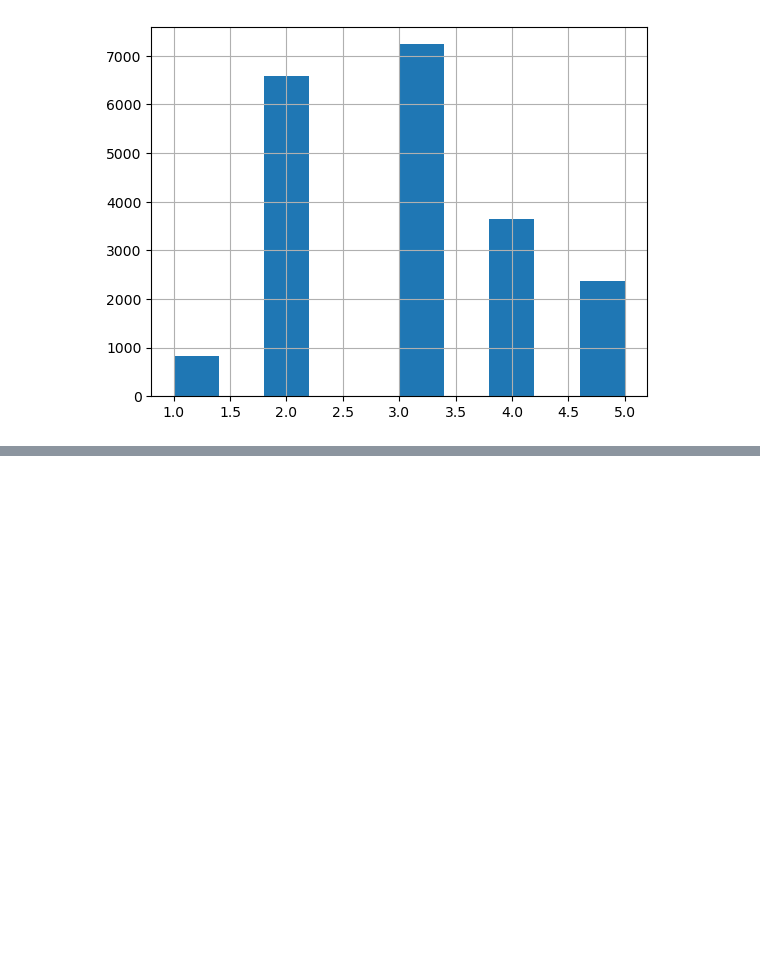
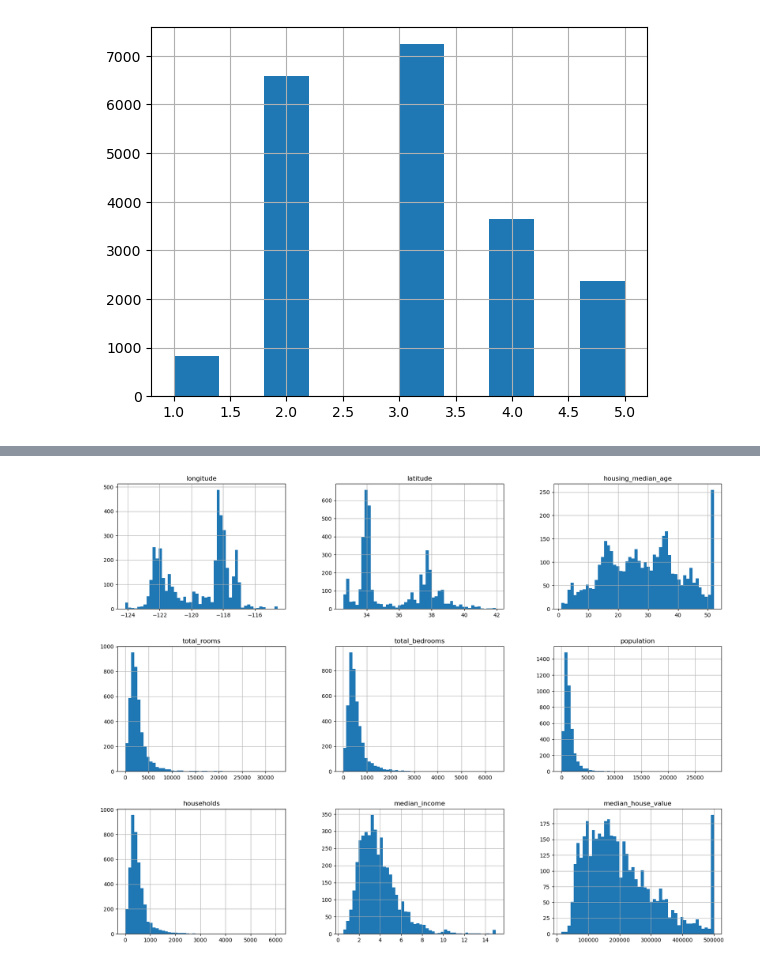
Before and after one commit to apurbaaaa/MLProjects, a Jupyter notebook: California Housing Prices/CodeCaliHousing.ipynb, the cells around one changed output, grey strips where cells are left out. Cells and saved outputs as stored; diff of their text form; code cells hidden in the pictures; blank space fills up the shorter version.

Commit message:
stratification

```diff
--- a/California Housing Prices/CodeCaliHousing.ipynb
+++ b/California Housing Prices/CodeCaliHousing.ipynb
@@ -110,0 +102,11 @@ plt.show()
+# %%
+from sklearn.model_selection import StratifiedShuffleSplit
+split = StratifiedShuffleSplit(n_splits=1, test_size=0.2, random_state=42)
+for train_index, test_index in split.split(dataset, dataset["income_cat"]):
+        strat_train_set = dataset.loc[train_index]
+        strat_test_set = dataset.loc[test_index]
+# %%
+strat_test_set.hist(bins=50, figsize=(20,15)) #as we can see the split in the median income is the same despite have only 20% of the dataset
+plt.show()#this would not have happened if
+# %% [output]
+[figure, added]
```
Also changed, not shown: parts of 2 cells of this notebook.
